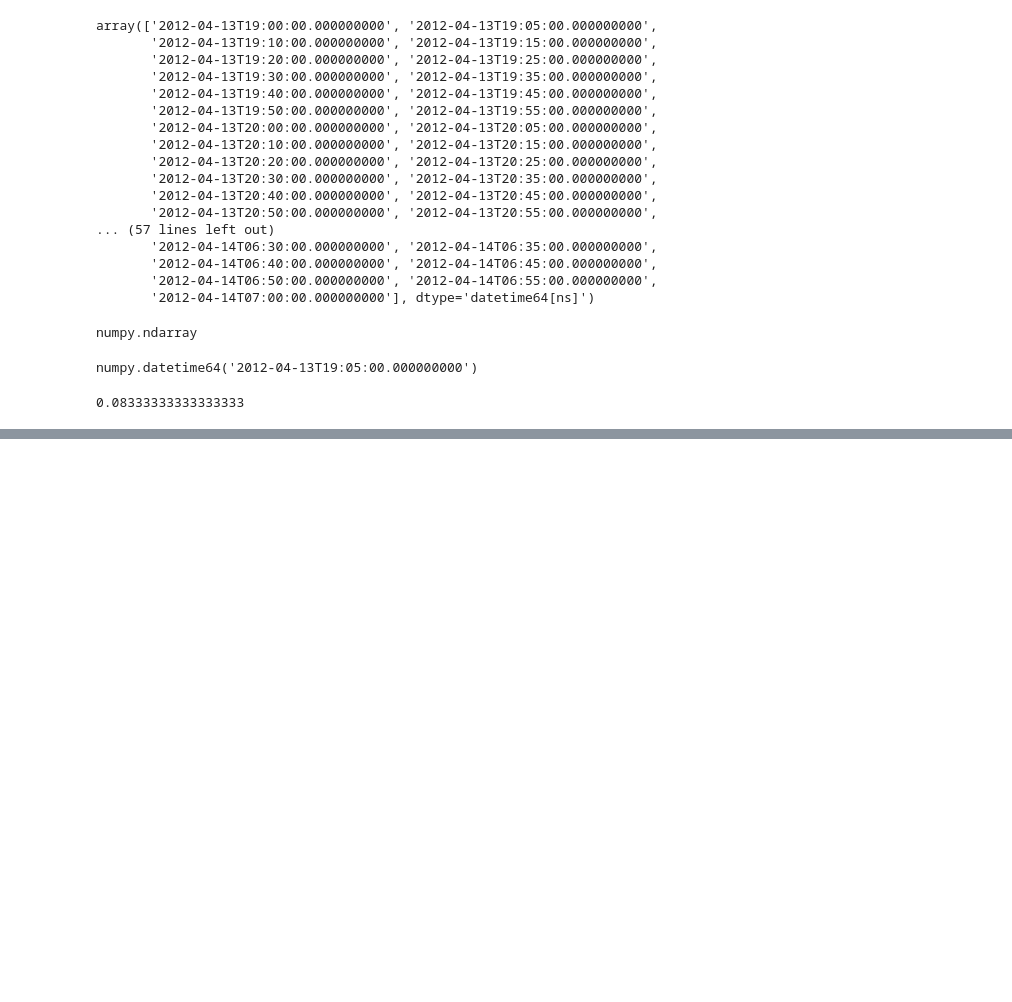
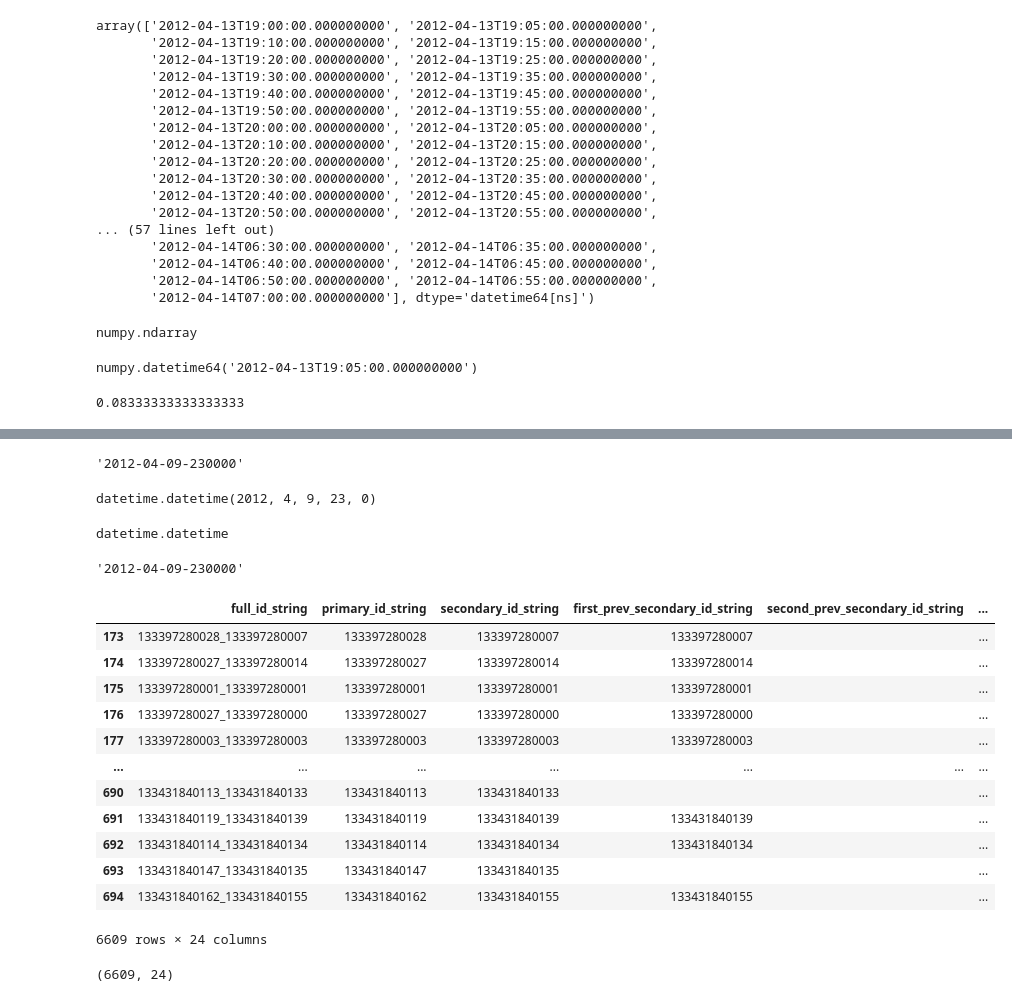
Before and after one commit to ai2es/tornado_jtti, a Jupyter notebook: viz/bokeh_data_load.ipynb, the cells around one changed output, grey strips where cells are left out. Saved outputs shown, nothing was run; the diff lists cells and outputs as text; code cells hidden in the pictures; blank space fills up the shorter version.

```diff
--- a/viz/bokeh_data_load.ipynb
+++ b/viz/bokeh_data_load.ipynb
@@ -291,0 +303,39 @@ end.minute
+# %%
+filenames[0].split('segmotion_')[1].split('.')[0]
+# %% [output]
+'2012-04-09-230000'
+# %%
+from datetime import datetime
+
+datetime_object = datetime.strptime(filenames[0].split('segmotion_')[1].split('.')[0], '%Y-%m-%d-%H%M%S')
+datetime_object
+# %% [output]
+datetime.datetime(2012, 4, 9, 23, 0)
+# %%
+type(datetime_object)
+# %% [output]
+datetime.datetime
+# %%
+filenames[0].split('segmotion_')[1].split('.')[0]
+# %% [output]
+'2012-04-09-230000'
+# %%
+data
+# %% [output]
+|  | full_id_string | primary_id_string | secondary_id_string | first_prev_secondary_id_string | second_prev_secondary_id_string | ... |
+| 173 | 133397280028_133397280007 | 133397280028 | 133397280007 | 133397280007 |  | ... |
+| 174 | 133397280027_133397280014 | 133397280027 | 133397280014 | 133397280014 |  | ... |
+| 175 | 133397280001_133397280001 | 133397280001 | 133397280001 | 133397280001 |  | ... |
+| 176 | 133397280027_133397280000 | 133397280027 | 133397280000 | 133397280000 |  | ... |
+| 177 | 133397280003_133397280003 | 133397280003 | 133397280003 | 133397280003 |  | ... |
+| ... | ... | ... | ... | ... | ... | ... |
+| 690 | 133431840113_133431840133 | 133431840113 | 133431840133 |  |  | ... |
+| 691 | 133431840119_133431840139 | 133431840119 | 133431840139 | 133431840139 |  | ... |
+| 692 | 133431840114_133431840134 | 133431840114 | 133431840134 | 133431840134 |  | ... |
+| 693 | 133431840147_133431840135 | 133431840147 | 133431840135 |  |  | ... |
+| 694 | 133431840162_133431840155 | 133431840162 | 133431840155 | 133431840155 |  | ... |
+6609 rows × 24 columns
+# %%
+data.shape
+# %% [output]
+(6609, 24)
```
Also changed, not shown: parts of 13 cells of this notebook, 2 other files.
